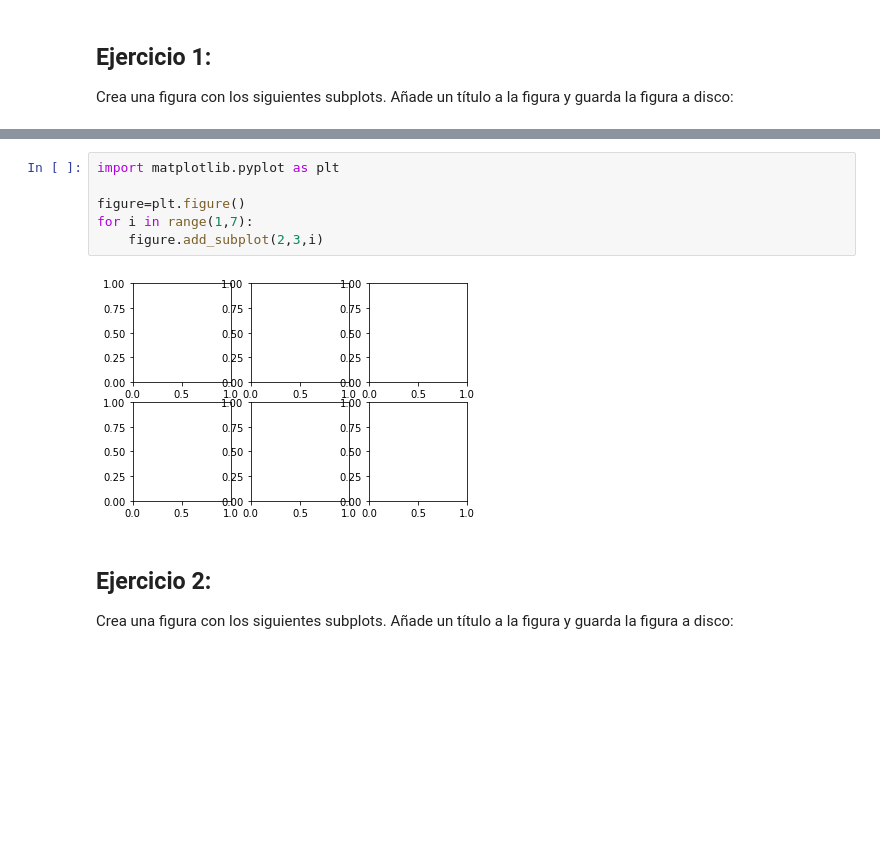
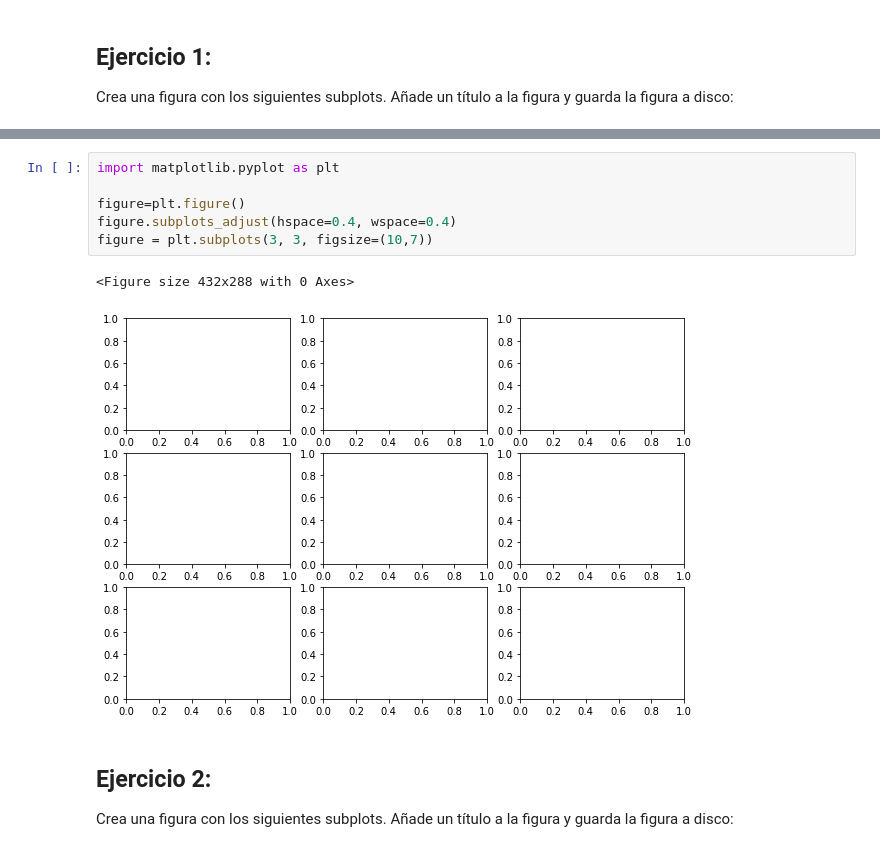
Before and after one commit to IanIAyBD/Curso, a Jupyter notebook: API/Tema 4 Graficos/grafics_ejer.ipynb, the cells around one changed output, grey strips where cells are left out. Drawn from its saved outputs; the diff is of its cells as text; blank space fills up the shorter version.

```diff
--- a/API/Tema 4 Graficos/grafics_ejer.ipynb
+++ b/API/Tema 4 Graficos/grafics_ejer.ipynb
@@ -5,14 +5,15 @@
 Crea una figura con los siguientes subplots. Añade un título a la figura y guarda la figura a disco:
 # %% [markdown]
 ![Subplots](./subplot.png)
-# %%
-import matplotlib.pyplot as plt
-
-figure=plt.figure()
-for i in range(1,7):
-    figure.add_subplot(2,3,i)
-# %% [output]
-[figure, removed]
+# %%
+import matplotlib.pyplot as plt
+
+figure=plt.figure()
+figure.subplots_adjust(hspace=0.4, wspace=0.4)
+figure = plt.subplots(3, 3, figsize=(10,7))
+# %% [output]
+<Figure size 432x288 with 0 Axes>
+[figure, added]
 # %% [markdown]
 ## Ejercicio 2:
 Crea una figura con los siguientes subplots. Añade un título a la figura y guarda la figura a disco:
```
Also changed, not shown: parts of 1 cell of this notebook, 1 other file.
